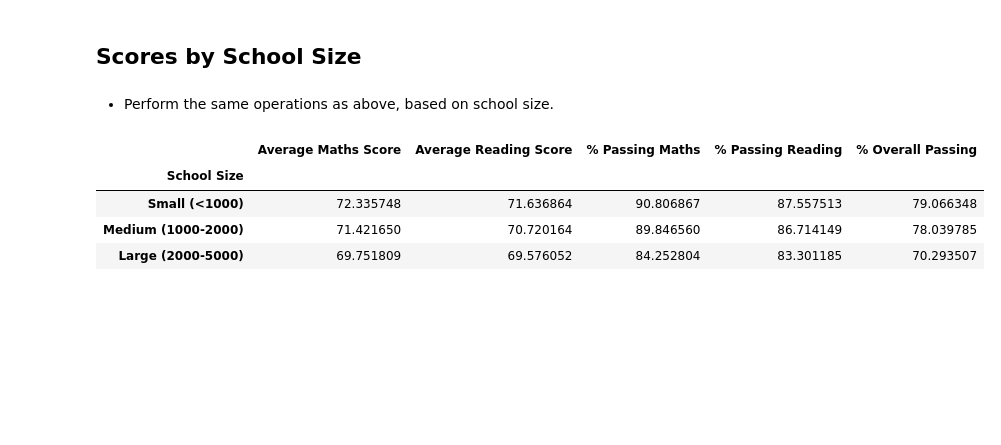
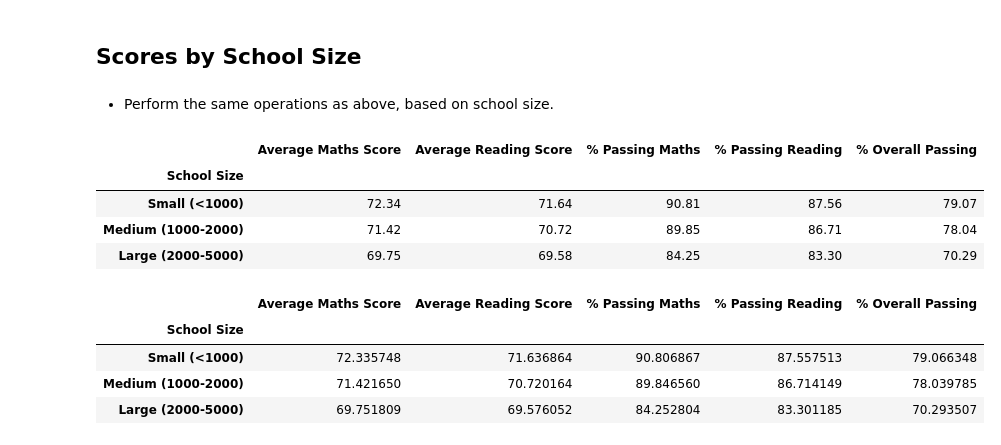
Before and after one commit to Talieh-Sh/pandas-challenge, a Jupyter notebook: PyCitySchools/PyCitySchools_starter.ipynb, the cells around one changed output. Cells and saved outputs as stored; diff of their text form; code cells hidden in the pictures; blank space fills up the shorter version.

```diff
--- a/PyCitySchools/PyCitySchools_starter.ipynb
+++ b/PyCitySchools/PyCitySchools_starter.ipynb
@@ -307,0 +255,13 @@ df_Reading_Scores_by_Year
+# %%
+bins=[0,585,630,645,680]
+group_name=["<$585","$585-630","$630-645","$645-680"]
+result["Per Student Budget"]=result["Per Student Budget"].str.replace("$","",regex=False).astype(float)
+result["Spending Ranges (Per Student)"]=pd.cut(result["Per Student Budget"], bins, labels=group_name, include_lowest=True)
+# %%
+def format_float(x):
+    return("{:,.2f}".format(x))
+
+spending_ranges_grouped_result=result.groupby(["Spending Ranges (Per Student)"]).agg({"Average Maths Score":"mean","Average Reading Score":"mean" , "% Passing Maths":"mean","% Passing Reading":"mean","% Overall Passing":"mean"})
+
+spending_ranges_grouped_formatted = spending_ranges_grouped_result.applymap(format_float)
+spending_ranges_grouped_formatted
@@ -309,6 +276,20 @@ df_Reading_Scores_by_Year
 ## Scores by School Size
 # %% [markdown]
 * Perform the same operations as above, based on school size.
+# %%
+bins=[0,1000,2000,5000]
+group_name=["Small (<1000)","Medium (1000-2000)","Large (2000-5000)"]
+result["School Size"]=pd.cut(result["Total Students"], bins, labels=group_name, include_lowest=True)
+# %%
+school_size_grouped_result=result.groupby(["School Size"]).agg({"Average Maths Score":"mean","Average Reading Score":"mean" , "% Passing Maths":"mean","% Passing Reading":"mean","% Overall Passing":"mean"})
+school_size_grouped_result_formatted = school_size_grouped_result.applymap(format_float)
+school_size_grouped_result_formatted
+# %% [output]
+|  | Average Maths Score | Average Reading Score | % Passing Maths | % Passing Reading | % Overall Passing |
+| School Size |  |  |  |  |  |
+| Small (<1000) | 72.34 | 71.64 | 90.81 | 87.56 | 79.07 |
+| Medium (1000-2000) | 71.42 | 70.72 | 89.85 | 86.71 | 78.04 |
+| Large (2000-5000) | 69.75 | 69.58 | 84.25 | 83.30 | 70.29 |
 # %%
 # %% [output]
 |  | Average Maths Score | Average Reading Score | % Passing Maths | % Passing Reading | % Overall Passing |
```
Also changed, not shown: parts of 15 cells of this notebook.
